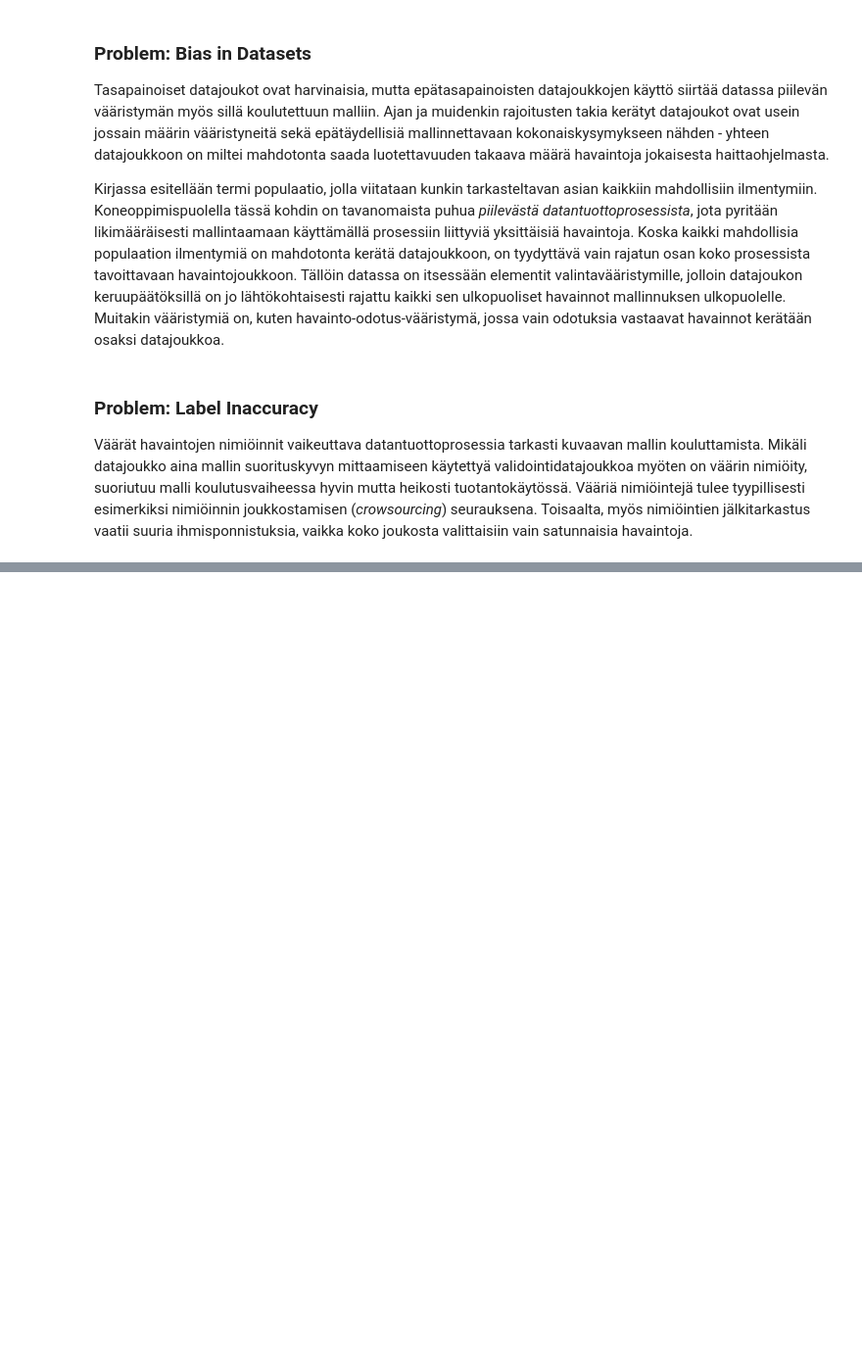
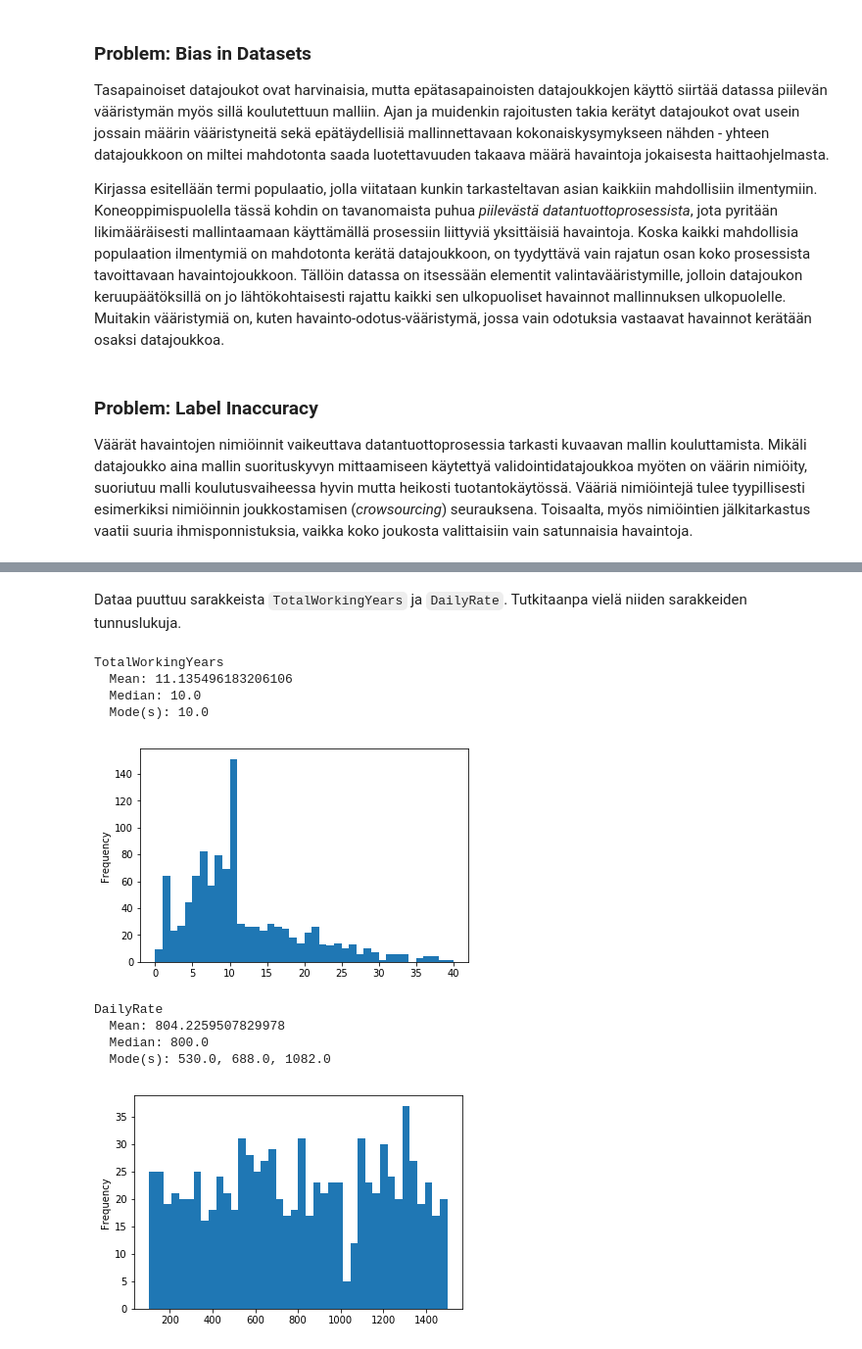
Before and after one commit to karmus89/machine-learning-and-security, a Jupyter notebook: 07. Production Systems.ipynb, the cells around one changed output, grey strips where cells are left out. Shown at 98% size. Cells and saved outputs as stored; diff of their text form; code cells hidden in the pictures; blank space fills up the shorter version.

```diff
--- a/07. Production Systems.ipynb
+++ b/07. Production Systems.ipynb
@@ -58,0 +69,7 @@ Esiteltyihin ongelmiin on joitakin ratkaisuja. Tärkeintä on ymmärtää, että
+# %%
+import os
+import pandas as pd
+import numpy as np
+
+df = pd.read_csv('datasets/employee_attrition_missing.csv')
+df.head()
@@ -58,0 +128,29 @@ Esiteltyihin ongelmiin on joitakin ratkaisuja. Tärkeintä on ymmärtää, että
+# %% [markdown]
+Dataa puuttuu sarakkeista `TotalWorkingYears` ja `DailyRate`. Tutkitaanpa vielä niiden sarakkeiden tunnuslukuja.
+# %%
+import matplotlib.pyplot as plt
+%matplotlib inline
+print('TotalWorkingYears')
+print(f'  Mean: {df.TotalWorkingYears.mean()}')
+print(f'  Median: {df.TotalWorkingYears.median()}')
+print(f'  Mode(s): {", ".join([str(m) for m in df.TotalWorkingYears.mode()])}')
+df.TotalWorkingYears.plot(kind='hist',bins=40)
+plt.show()
+
+print('DailyRate')
+print(f'  Mean: {df.DailyRate.mean()}')
+print(f'  Median: {df.DailyRate.median()}')
+print(f'  Mode(s): {", ".join([str(m) for m in df.DailyRate.mode()])}')
+df.DailyRate.plot(kind='hist',bins=40)
+plt.show()
+# %% [output]
+TotalWorkingYears
+  Mean: 11.135496183206106
+  Median: 10.0
+  Mode(s): 10.0
+[figure, added]
+DailyRate
+  Mean: 804.2259507829978
+  Median: 800.0
+  Mode(s): 530.0, 688.0, 1082.0
+[figure, added]
```
Also changed, not shown: parts of 23 cells of this notebook, 1 other file.
